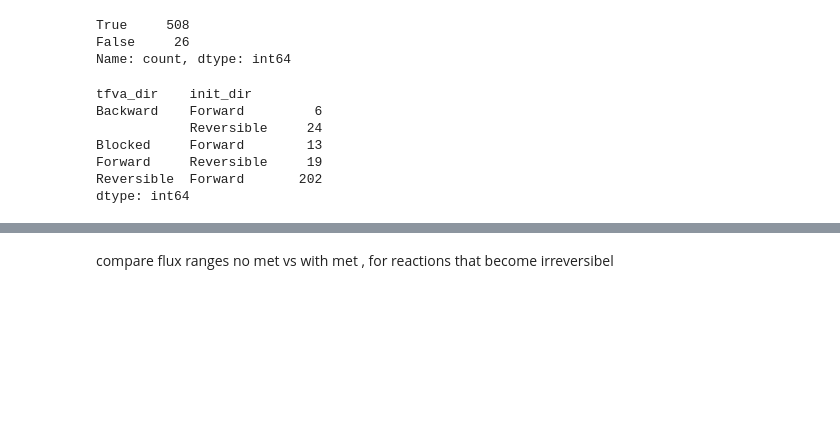
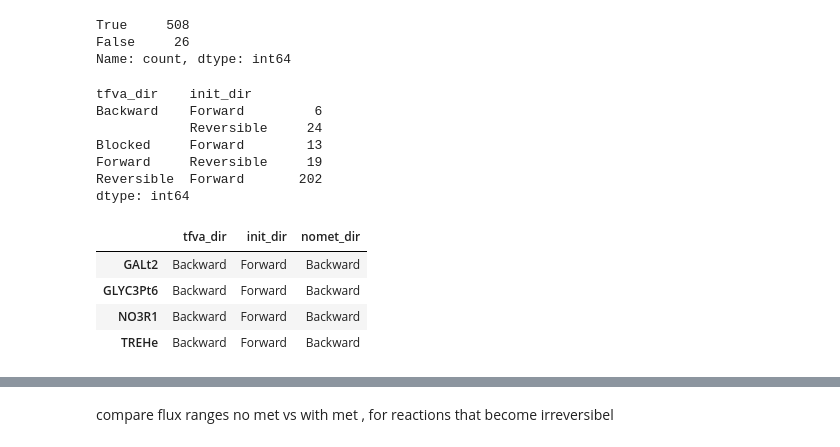
Before and after one commit to molecular-systems-biology/thermo-flux, a Jupyter notebook: Results_protocol_paper_2024/results_C_ecoli/2_ecoli_analysis_directions.ipynb, the cells around one changed output, grey strips where cells are left out. Saved outputs shown, nothing was run; the diff lists cells and outputs as text; code cells hidden in the pictures; blank space fills up the shorter version.

```diff
--- a/Results_protocol_paper_2024/results_C_ecoli/2_ecoli_analysis_directions.ipynb
+++ b/Results_protocol_paper_2024/results_C_ecoli/2_ecoli_analysis_directions.ipynb
@@ -190,3 +178,11 @@ Blocked     Forward        13
 Forward     Reversible     19
 Reversible  Forward       202
 dtype: int64
+# %%
+mismatch[(mismatch['nomet_dir']=='Backward') &( mismatch['init_dir']=='Forward')]
+# %% [output]
+|  | tfva_dir | init_dir | nomet_dir |
+| GALt2 | Backward | Forward | Backward |
+| GLYC3Pt6 | Backward | Forward | Backward |
+| NO3R1 | Backward | Forward | Backward |
+| TREHe | Backward | Forward | Backward |
```
Also changed, not shown: parts of 9 cells of this notebook, 1 other file.
